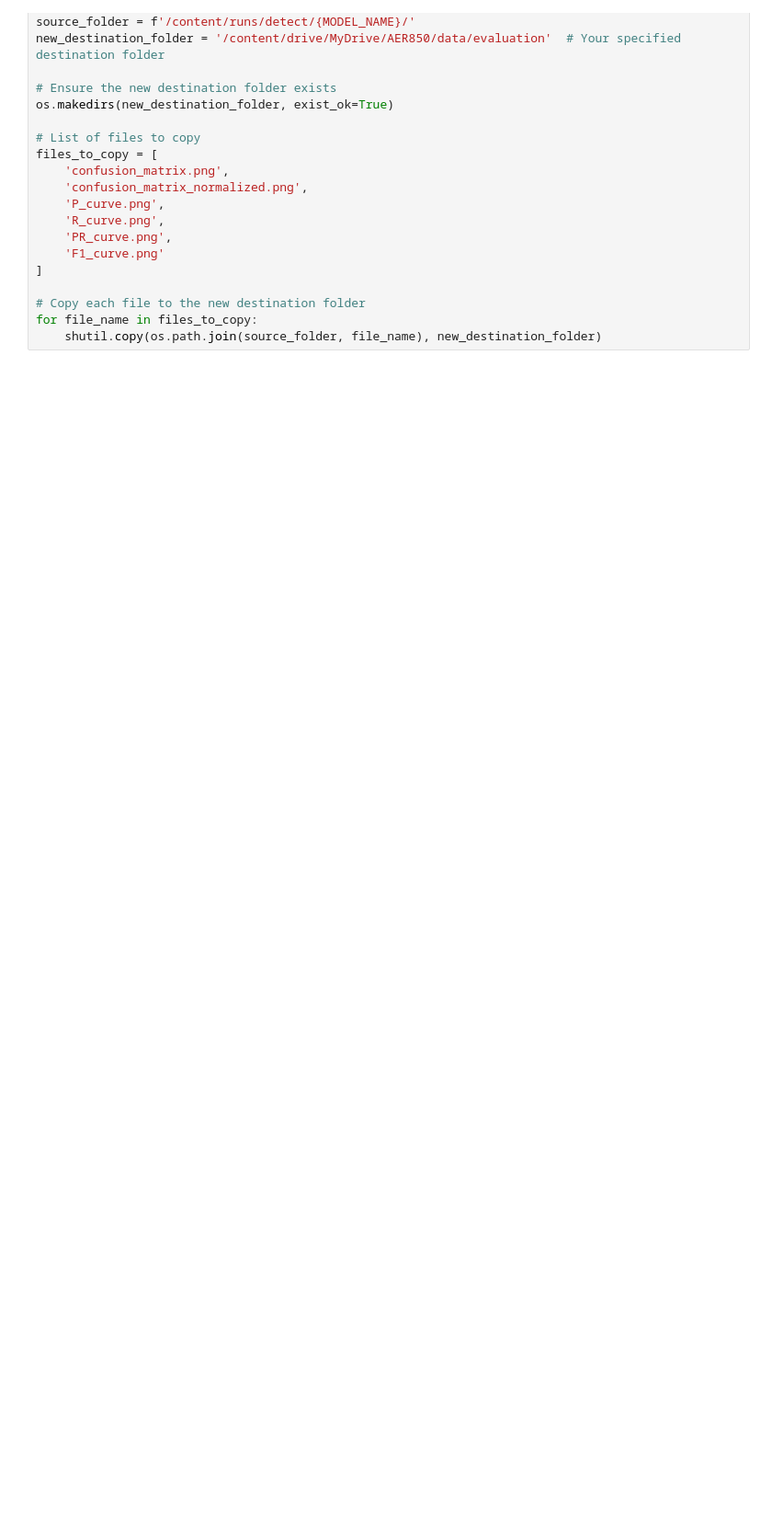
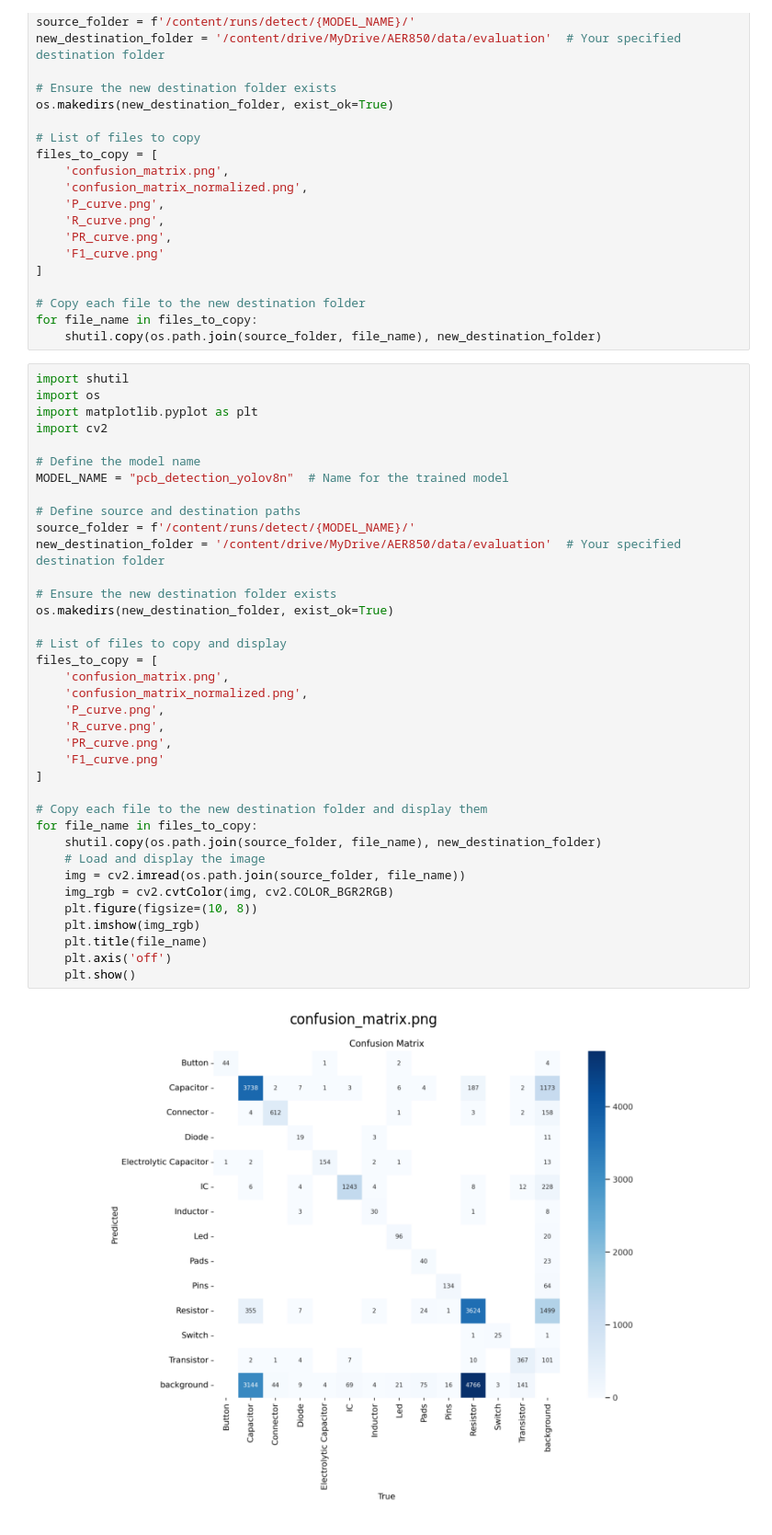
Before and after one commit to tasnim-fatema/AER850_project3, a Jupyter notebook: Project3_YOLO.ipynb, the cells around one changed output. Shown at 92% size. Cells and saved outputs as stored; diff of their text form; blank space fills up the shorter version.

```diff
--- a/Project3_YOLO.ipynb
+++ b/Project3_YOLO.ipynb
@@ -123,3 +123,42 @@ files_to_copy = [
 # Copy each file to the new destination folder
 for file_name in files_to_copy:
     shutil.copy(os.path.join(source_folder, file_name), new_destination_folder)
+# %%
+import shutil
+import os
+import matplotlib.pyplot as plt
+import cv2
+
+# Define the model name
+MODEL_NAME = "pcb_detection_yolov8n"  # Name for the trained model
+
+# Define source and destination paths
+source_folder = f'/content/runs/detect/{MODEL_NAME}/'
+new_destination_folder = '/content/drive/MyDrive/AER850/data/evaluation'  # Your specified destination folder
+
+# Ensure the new destination folder exists
+os.makedirs(new_destination_folder, exist_ok=True)
+
+# List of files to copy and display
+files_to_copy = [
+    'confusion_matrix.png',
+    'confusion_matrix_normalized.png',
+    'P_curve.png',
+    'R_curve.png',
+    'PR_curve.png',
+    'F1_curve.png'
+]
+
+# Copy each file to the new destination folder and display them
+for file_name in files_to_copy:
+    shutil.copy(os.path.join(source_folder, file_name), new_destination_folder)
+    # Load and display the image
+    img = cv2.imread(os.path.join(source_folder, file_name))
+    img_rgb = cv2.cvtColor(img, cv2.COLOR_BGR2RGB)
+    plt.figure(figsize=(10, 8))
+    plt.imshow(img_rgb)
+    plt.title(file_name)
+    plt.axis('off')
+    plt.show()
+# %% [output]
+[figure, added]
```
Also changed, not shown: parts of 1 cell of this notebook.
